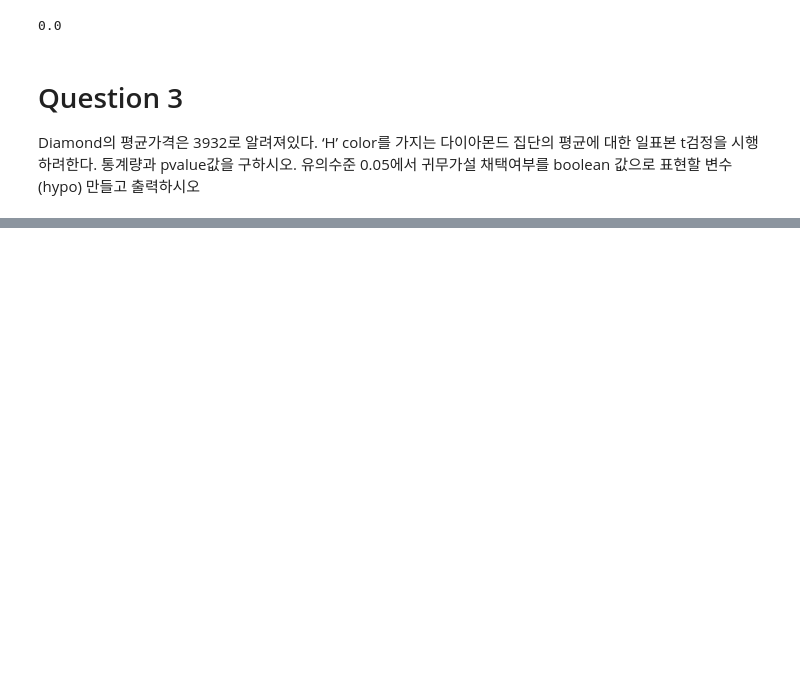
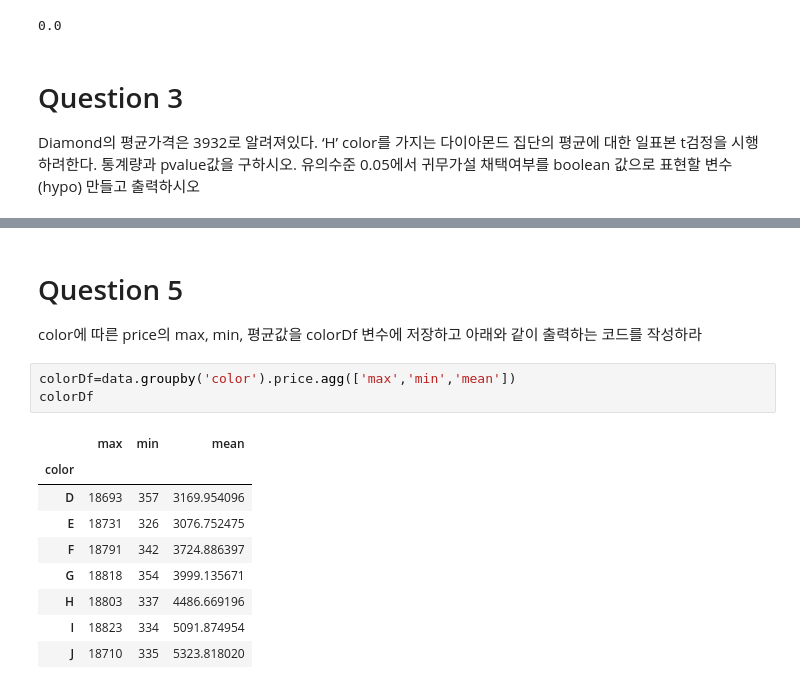
Before and after one commit to leehyeonjin99/Bigdata_Analysis, a Jupyter notebook: 실기 응용 문제/제 1유형(diamond).ipynb, the cells around one changed output, grey strips where cells are left out. Drawn from its saved outputs; the diff is of its cells as text; blank space fills up the shorter version.

```diff
--- a/실기 응용 문제/제 1유형(diamond).ipynb
+++ b/실기 응용 문제/제 1유형(diamond).ipynb
@@ -55,0 +144,16 @@ Diamond의 평균가격은 3932로 알려져있다. ‘H’ color를 가지는
+# %% [markdown]
+# Question 5
+color에 따른 price의 max, min, 평균값을 colorDf 변수에 저장하고 아래와 같이 출력하는 코드를 작성하라
+# %%
+colorDf=data.groupby('color').price.agg(['max','min','mean'])
+colorDf
+# %% [output]
+|  | max | min | mean |
+| color |  |  |  |
+| D | 18693 | 357 | 3169.954096 |
+| E | 18731 | 326 | 3076.752475 |
+| F | 18791 | 342 | 3724.886397 |
+| G | 18818 | 354 | 3999.135671 |
+| H | 18803 | 337 | 4486.669196 |
+| I | 18823 | 334 | 5091.874954 |
+| J | 18710 | 335 | 5323.818020 |
```
Also changed, not shown: parts of 24 cells of this notebook, 3 other files.
